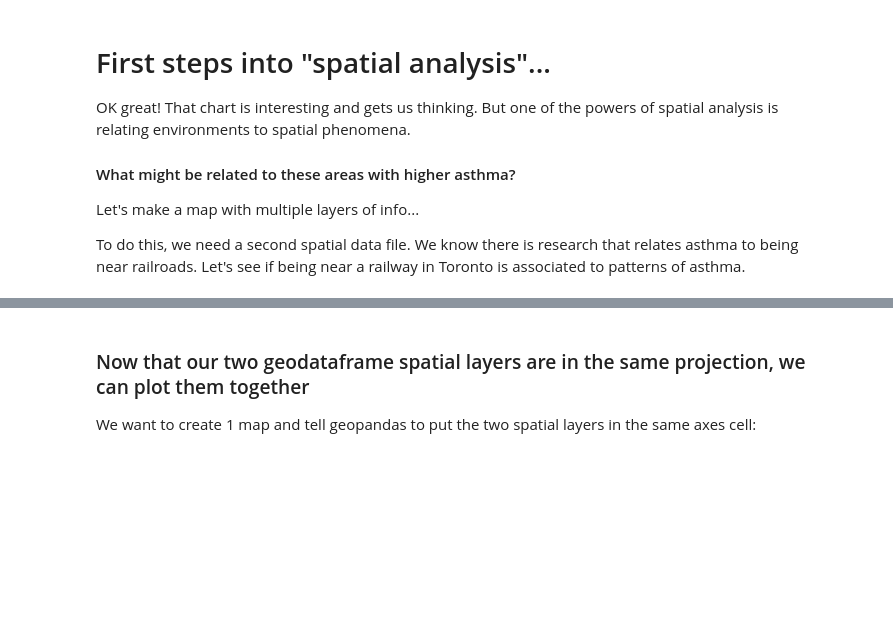
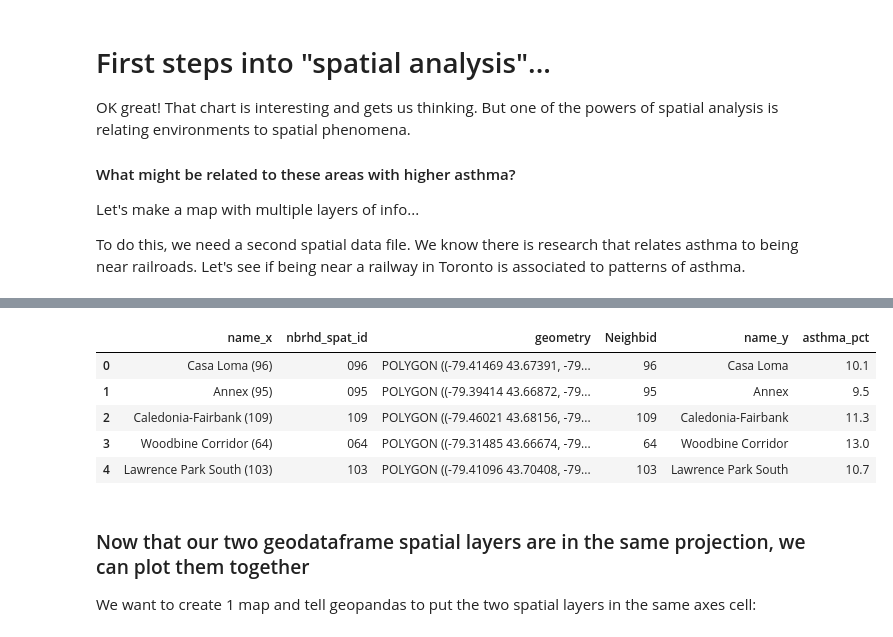
Before and after one commit to UofTCompDSci/ggr274-20241, a Jupyter notebook: weekly-materials/week10/lecture/Class10_GGR274_CL.ipynb, the cells around one changed output, grey strips where cells are left out. Saved outputs shown, nothing was run; the diff lists cells and outputs as text; code cells hidden in the pictures; blank space fills up the shorter version.

```diff
--- a/weekly-materials/week10/lecture/Class10_GGR274_CL.ipynb
+++ b/weekly-materials/week10/lecture/Class10_GGR274_CL.ipynb
@@ -710,3 +927,12 @@ railways.plot()
+# %%
+nbrhd_simple.head()
+# %% [output]
+|  | name_x | nbrhd_spat_id | geometry | Neighbid | name_y | asthma_pct |
+| 0 | Casa Loma (96) | 096 | POLYGON ((-79.41469 43.67391, -79... | 96 | Casa Loma | 10.1 |
+| 1 | Annex (95) | 095 | POLYGON ((-79.39414 43.66872, -79... | 95 | Annex | 9.5 |
+| 2 | Caledonia-Fairbank (109) | 109 | POLYGON ((-79.46021 43.68156, -79... | 109 | Caledonia-Fairbank | 11.3 |
+| 3 | Woodbine Corridor (64) | 064 | POLYGON ((-79.31485 43.66674, -79... | 64 | Woodbine Corridor | 13.0 |
+| 4 | Lawrence Park South (103) | 103 | POLYGON ((-79.41096 43.70408, -79... | 103 | Lawrence Park South | 10.7 |
 # %% [markdown]
 ### Now that our two geodataframe spatial layers are in the same projection, we can plot them together
 
```
Also changed, not shown: parts of 55 cells of this notebook, 1 other file.
